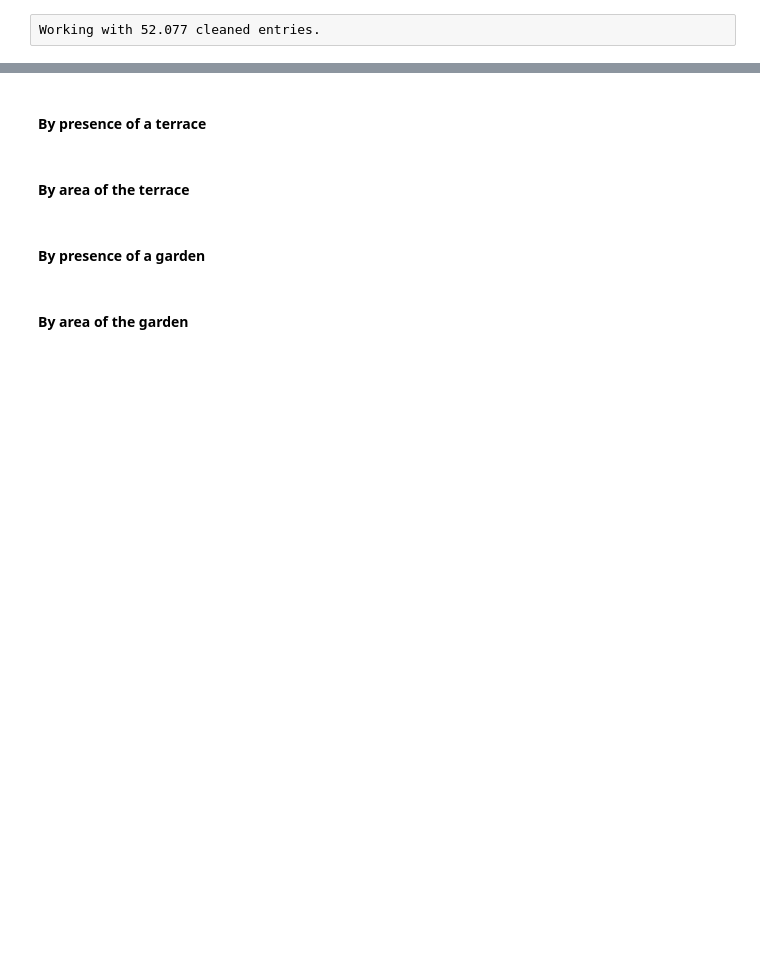
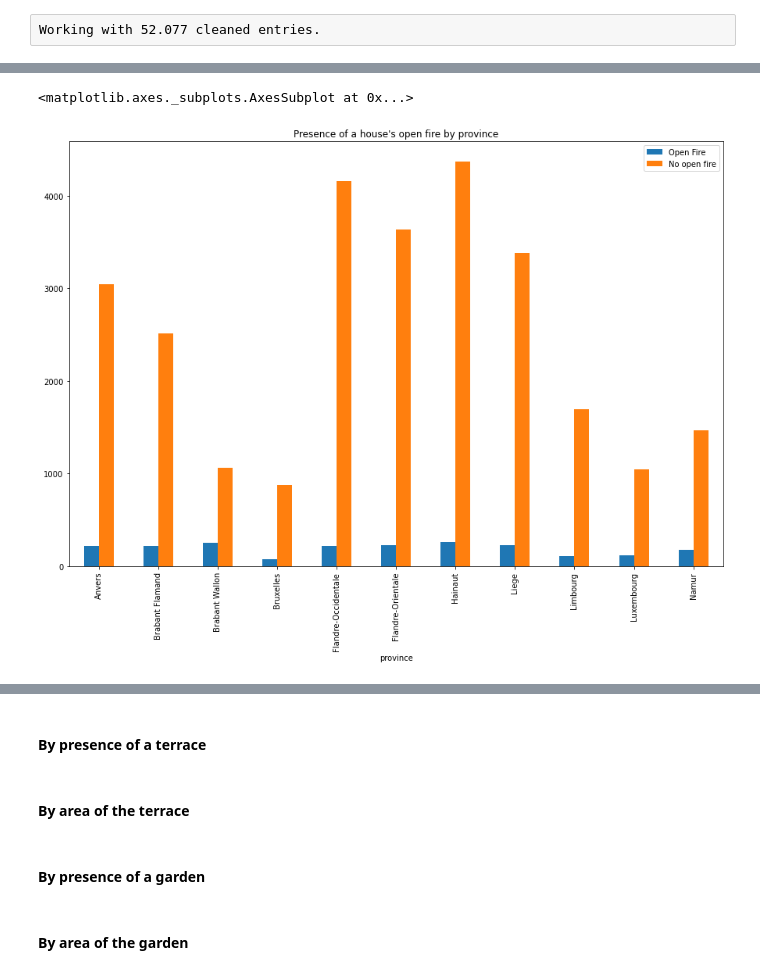
Before and after one commit to Demesmaeker/Immo_data_analysis, a Jupyter notebook: Comparisons between variables (no prices).ipynb, the cells around one changed output, grey strips where cells are left out. Saved outputs shown, nothing was run; the diff lists cells and outputs as text; code cells hidden in the pictures; blank space fills up the shorter version.

Commit message:
locality/open_fire

```diff
--- a/Comparisons between variables (no prices).ipynb
+++ b/Comparisons between variables (no prices).ipynb
@@ -791,7 +791,7 @@ apart_province_kitchen.plot.bar(x = 'province',
 # %% [markdown]
 #### By open fire
 # %%
-locality_fire = clean(df, [0,1,8])
+locality_fire = clean(df, [0,1,9])
 # %% [output]
 locality : nbr ligne = 52077
 52077
@@ -801,3 +801,16 @@ furnished : nbr ligne = 52077
 52077
 # %% [raw]
 Working with 52.077 cleaned entries.
+# %%
+house_loc_fire = locality_fire[locality_fire['type_of_property'] == 'house']
+house_loc_fire_0 = house_loc_fire[house_loc_fire['open_fire'] == 0].groupby('province').fully_equipped_kitchen.agg(['count'])
+house_loc_fire_1 = house_loc_fire[house_loc_fire['open_fire'] == 1].groupby('province').fully_equipped_kitchen.agg(['count'])
+
+house_loc_fire_0.reset_index(level=0, inplace=True)
+house_loc_fire_0 = house_loc_fire_0.rename(columns={'count':'No open fire'})
+house_loc_fire_1.reset_index(level=0, inplace=True)
+house_loc_fire_1 = house_loc_fire_1.rename(columns={'count':'Open Fire'})
+
+house_province_fire = pd.merge(house_loc_fire_0, house_loc_fire_1, how = 'outer', on='province')
+
+house_province_fire
@@ -803,0 +830,8 @@ Working with 52.077 cleaned entries.
+# %%
+house_province_fire.plot.bar(x = 'province',
+                       y = ['Open Fire', 'No open fire'],
+                       figsize=(15,10),
+                       title="Presence of a house's open fire by province")
+# %% [output]
+<matplotlib.axes._subplots.AxesSubplot at 0x...>
+[figure, added]
```
Also changed, not shown: parts of 4 cells of this notebook.
